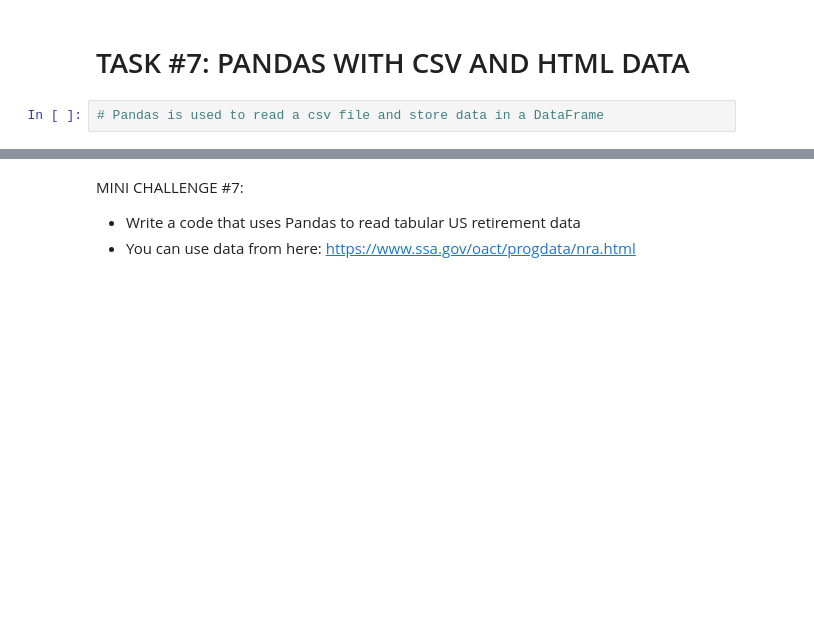
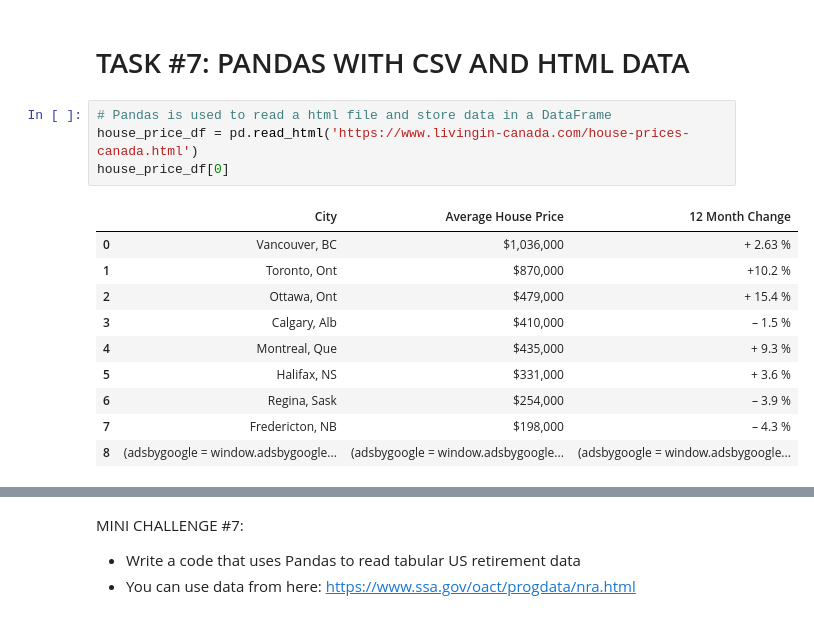
Before and after one commit to sja-thedude/Python-DataAnalysis, a Jupyter notebook: Python Libraries for Data Analysis - Numpy and Pandas.ipynb, the cells around one changed output, grey strips where cells are left out. Cells and saved outputs as stored; diff of their text form; blank space fills up the shorter version.

```diff
--- a/Python Libraries for Data Analysis - Numpy and Pandas.ipynb
+++ b/Python Libraries for Data Analysis - Numpy and Pandas.ipynb
@@ -354,6 +354,19 @@ np.int64(1026500)
 # %% [markdown]
 # TASK #7: PANDAS WITH CSV AND HTML DATA
 # %%
-# Pandas is used to read a csv file and store data in a DataFrame
+# Pandas is used to read a html file and store data in a DataFrame
+house_price_df = pd.read_html('https://www.livingin-canada.com/house-prices-canada.html')
+house_price_df[0]
+# %% [output]
+|  | City | Average House Price | 12 Month Change |
+| 0 | Vancouver, BC | $1,036,000 | + 2.63 % |
+| 1 | Toronto, Ont | $870,000 | +10.2 % |
+| 2 | Ottawa, Ont | $479,000 | + 15.4 % |
+| 3 | Calgary, Alb | $410,000 | – 1.5 % |
+| 4 | Montreal, Que | $435,000 | + 9.3 % |
+| 5 | Halifax, NS | $331,000 | + 3.6 % |
+| 6 | Regina, Sask | $254,000 | – 3.9 % |
+| 7 | Fredericton, NB | $198,000 | – 4.3 % |
+| 8 | (adsbygoogle = window.adsbygoogle... | (adsbygoogle = window.adsbygoogle... | (adsbygoogle = window.adsbygoogle... |
 # %%
 # Read tabular data using read_html
```
Also changed, not shown: parts of 25 cells of this notebook, 1 other file.
